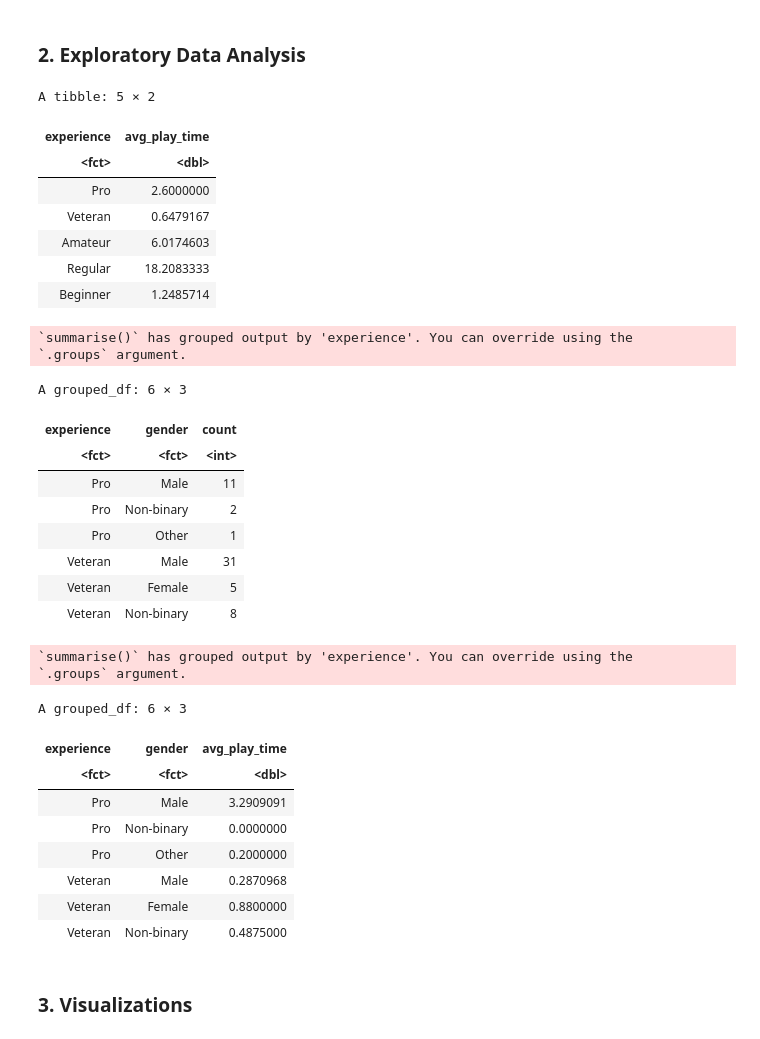
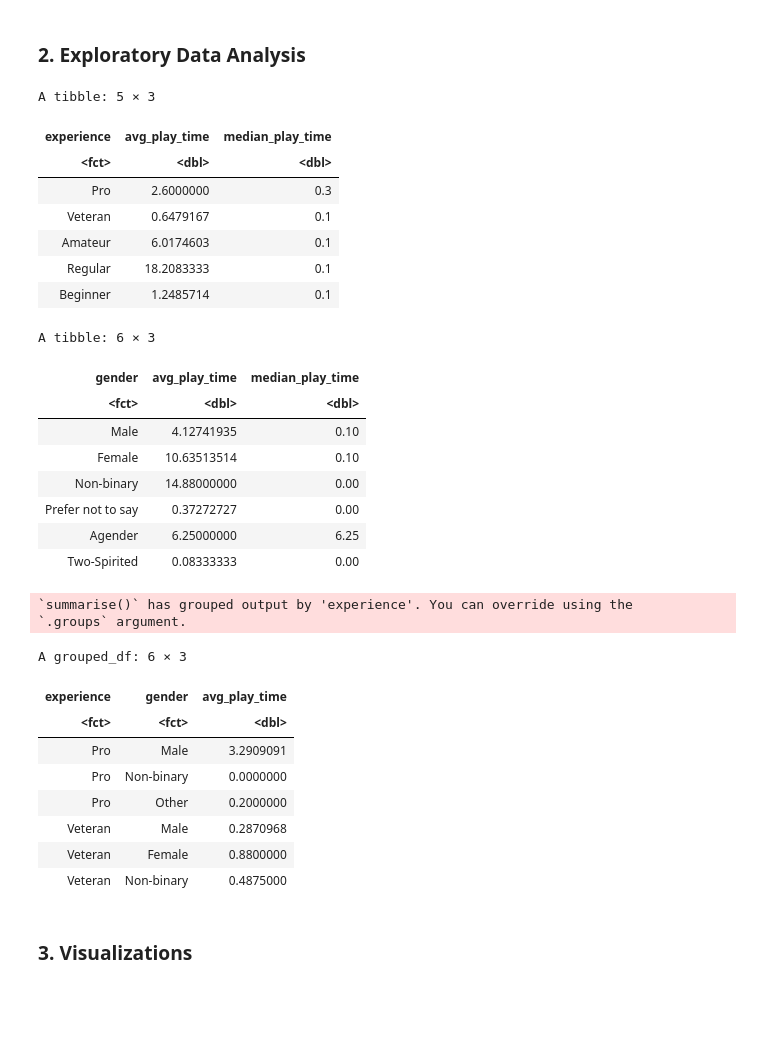
Before and after one commit to crowbirdy/project-003-29, a Jupyter notebook: Final_project.ipynb, the cells around one changed output. Cells and saved outputs as stored; diff of their text form; code cells hidden in the pictures; blank space fills up the shorter version.

```diff
--- a/Final_project.ipynb
+++ b/Final_project.ipynb
@@ -143,46 +163,46 @@ A tibble: 5 × 2
 ### **2. Exploratory Data Analysis**
 # %%
 # Summary of average play time (hours) by experience group
-avg_play_time_experience <- players_tidy |>
+play_time_experience <- players_tidy |>
   group_by(experience) |>
-  summarise(avg_play_time = mean(played_hours, na.rm = TRUE))
-head(avg_play_time_experience)
+  summarise(avg_play_time = mean(played_hours, na.rm = TRUE),
+           median_play_time = median(played_hours, na.rm = TRUE))
+head(play_time_experience)
 
 # Summary of gender by experience group
-gender_by_experience <- players_tidy |>
-  group_by(experience, gender) |>
-  summarize(count = n())
-head(gender_by_experience)
+play_time_gender <- players_tidy |>
+  group_by(gender) |>
+  summarise(avg_play_time = mean(played_hours, na.rm = TRUE),
+           median_play_time = median(played_hours, na.rm = TRUE))
+head(play_time_gender)
 
 # Summary of experience group by gender and play time
-avg_play_time_combined <- players_tidy |>
+play_time_combined <- players_tidy |>
   group_by(experience, gender) |>
   summarise(avg_play_time = mean(played_hours, na.rm = TRUE)) |>
   arrange(experience, gender)
-head(avg_play_time_combined)
+head(play_time_combined)
 # %% [output]
-A tibble: 5 × 2
+A tibble: 5 × 3
-| experience | avg_play_time |
-| <fct> | <dbl> |
-| Pro | 2.6000000 |
-| Veteran | 0.6479167 |
-| Amateur | 6.0174603 |
-| Regular | 18.2083333 |
-| Beginner | 1.2485714 |
+| experience | avg_play_time | median_play_time |
+| <fct> | <dbl> | <dbl> |
+| Pro | 2.6000000 | 0.3 |
+| Veteran | 0.6479167 | 0.1 |
+| Amateur | 6.0174603 | 0.1 |
+| Regular | 18.2083333 | 0.1 |
+| Beginner | 1.2485714 | 0.1 |
-`summarise()` has grouped output by 'experience'. You can override using the
-`.groups` argument.
+A tibble: 6 × 3
+| gender | avg_play_time | median_play_time |
+| <fct> | <dbl> | <dbl> |
+| Male | 4.12741935 | 0.10 |
+| Female | 10.63513514 | 0.10 |
+| Non-binary | 14.88000000 | 0.00 |
+| Prefer not to say | 0.37272727 | 0.00 |
+| Agender | 6.25000000 | 6.25 |
+| Two-Spirited | 0.08333333 | 0.00 |
-A grouped_df: 6 × 3
+`summarise()` has grouped output by 'experience'. You can override using the
+`.groups` argument.
-| experience | gender | count |
-| <fct> | <fct> | <int> |
-| Pro | Male | 11 |
-| Pro | Non-binary | 2 |
-| Pro | Other | 1 |
-| Veteran | Male | 31 |
-| Veteran | Female | 5 |
-| Veteran | Non-binary | 8 |
-`summarise()` has grouped output by 'experience'. You can override using the
-`.groups` argument.
+A grouped_df: 6 × 3
-A grouped_df: 6 × 3
 | experience | gender | avg_play_time |
 | <fct> | <fct> | <dbl> |
 | Pro | Male | 3.2909091 |
```
Also changed, not shown: parts of 9 cells of this notebook.
